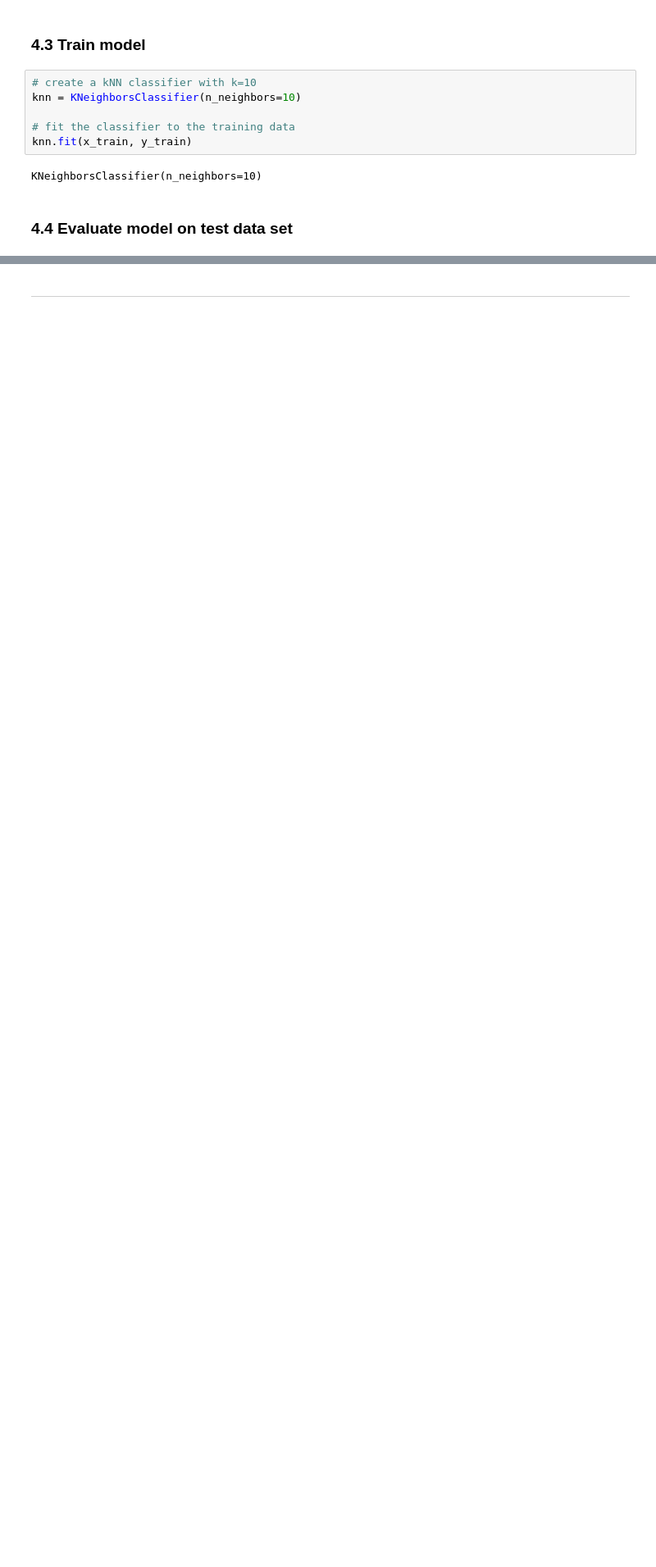
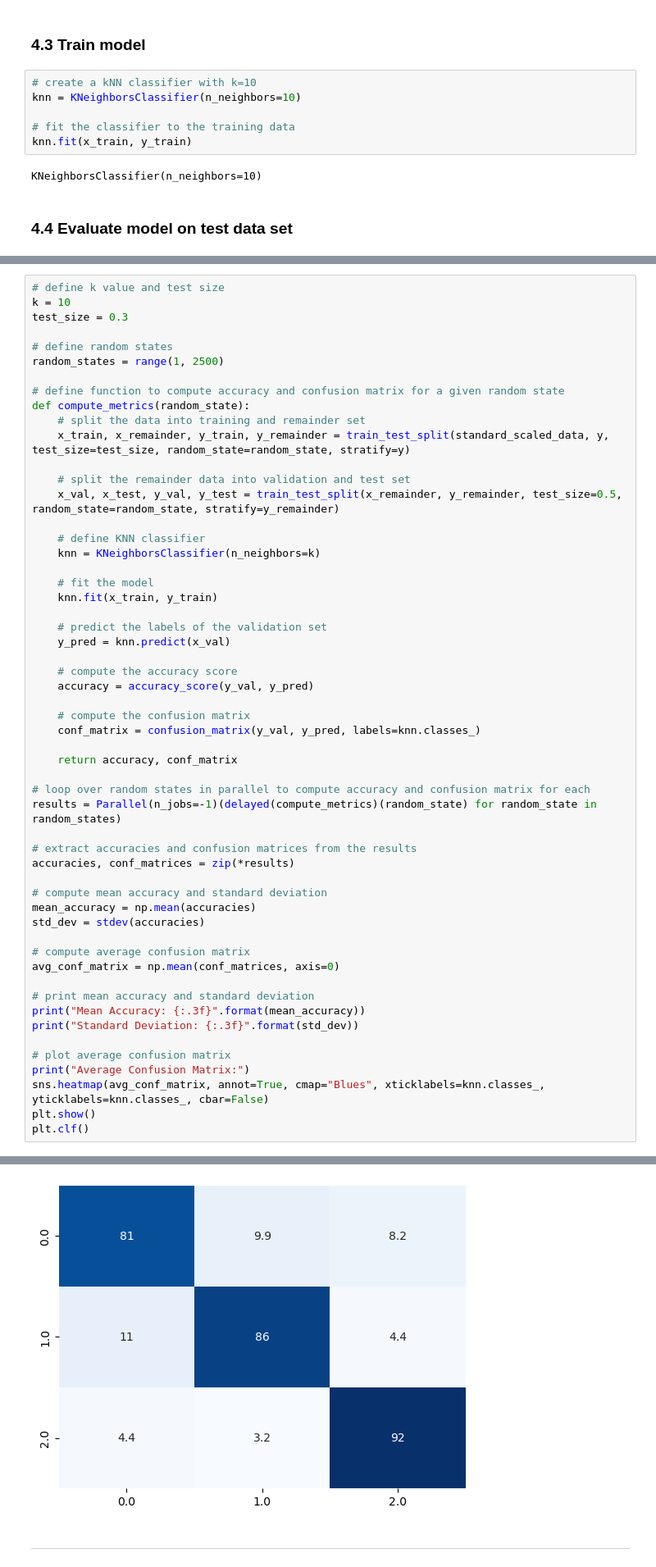
Before and after one commit to lukegge/MachineLearningCourse, a Jupyter notebook: assignment_1.ipynb, the cells around one changed output, grey strips where cells are left out. Shown at 82% size. Saved outputs shown, nothing was run; the diff lists cells and outputs as text; blank space fills up the shorter version.

```diff
--- a/assignment_1.ipynb
+++ b/assignment_1.ipynb
@@ -226,0 +189,56 @@ Test score: 0.870
+# %%
+# define k value and test size
+k = 10
+test_size = 0.3
+
+# define random states
+random_states = range(1, 2500)
+
+# define function to compute accuracy and confusion matrix for a given random state
+def compute_metrics(random_state):
+    # split the data into training and remainder set
+    x_train, x_remainder, y_train, y_remainder = train_test_split(standard_scaled_data, y, test_size=test_size, random_state=random_state, stratify=y)
+
+    # split the remainder data into validation and test set
+    x_val, x_test, y_val, y_test = train_test_split(x_remainder, y_remainder, test_size=0.5, random_state=random_state, stratify=y_remainder)
+
+    # define KNN classifier
+    knn = KNeighborsClassifier(n_neighbors=k)
+
+    # fit the model
+    knn.fit(x_train, y_train)
+
+    # predict the labels of the validation set
+    y_pred = knn.predict(x_val)
+
+    # compute the accuracy score
+    accuracy = accuracy_score(y_val, y_pred)
+
+    # compute the confusion matrix
+    conf_matrix = confusion_matrix(y_val, y_pred, labels=knn.classes_)
+
+    return accuracy, conf_matrix
+
+# loop over random states in parallel to compute accuracy and confusion matrix for each
+results = Parallel(n_jobs=-1)(delayed(compute_metrics)(random_state) for random_state in random_states)
+
+# extract accuracies and confusion matrices from the results
+accuracies, conf_matrices = zip(*results)
+
+# compute mean accuracy and standard deviation
+mean_accuracy = np.mean(accuracies)
+std_dev = stdev(accuracies)
+
+# compute average confusion matrix
+avg_conf_matrix = np.mean(conf_matrices, axis=0)
+
+# print mean accuracy and standard deviation
+print("Mean Accuracy: {:.3f}".format(mean_accuracy))
+print("Standard Deviation: {:.3f}".format(std_dev))
+
+# plot average confusion matrix
+print("Average Confusion Matrix:")
+sns.heatmap(avg_conf_matrix, annot=True, cmap="Blues", xticklabels=knn.classes_, yticklabels=knn.classes_, cbar=False)
+plt.show()
+plt.clf()
+# %% [output]
@@ -227,3 +248,4 @@ Test score: 0.870
+[figure, added]
 # %% [markdown]
 ----
 # %%
```
Also changed, not shown: parts of 9 cells of this notebook.
